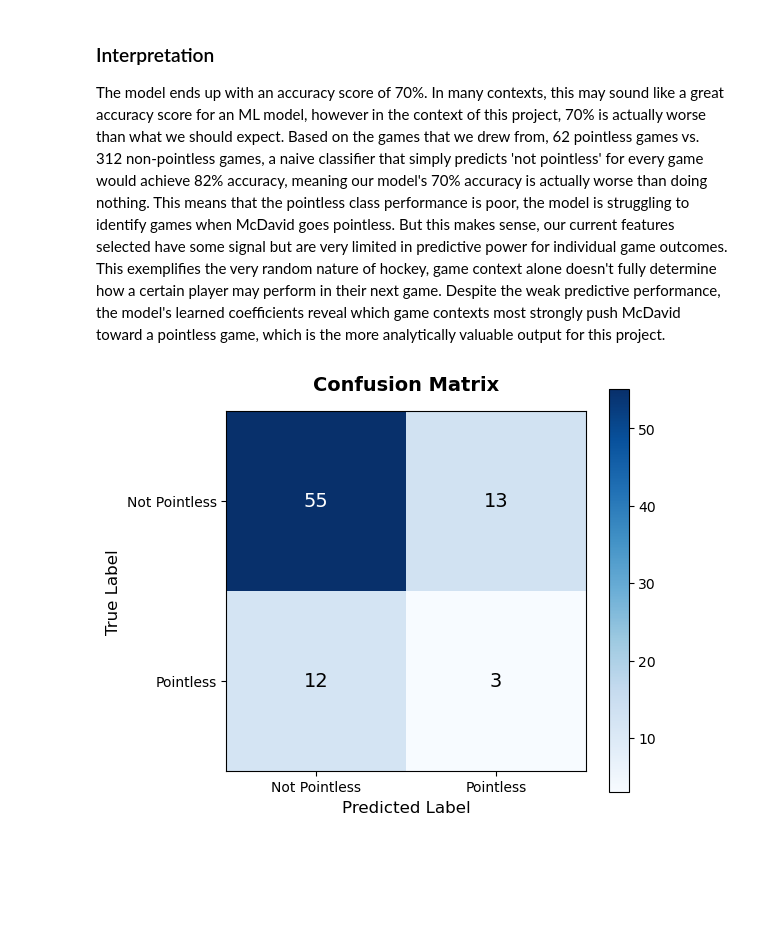
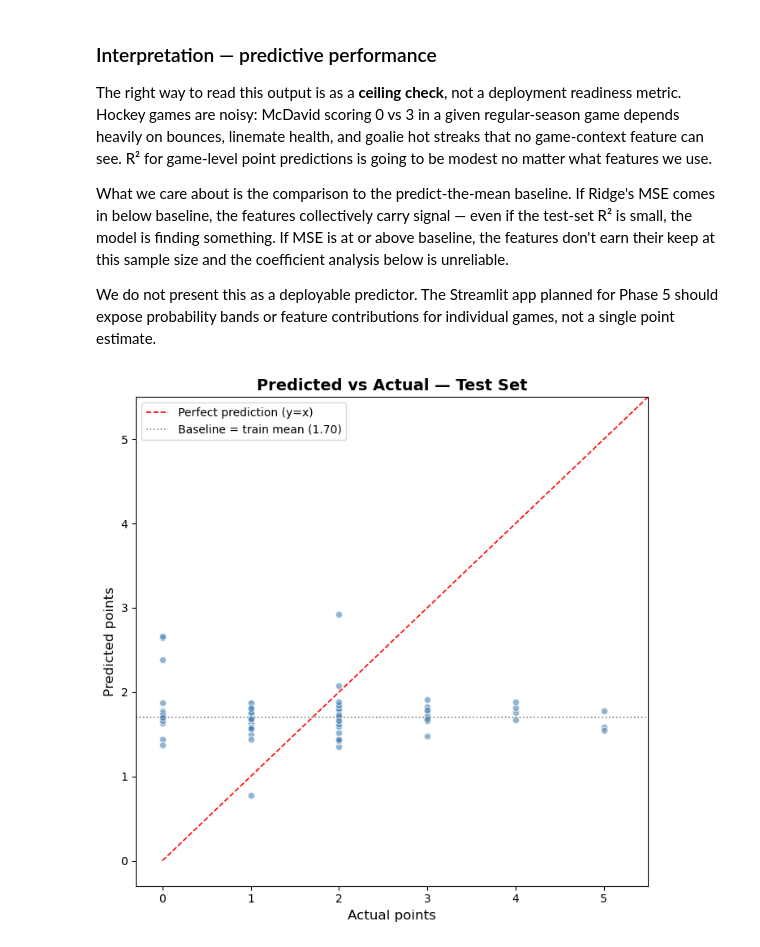
Before and after one commit to KylanHuynh7/Variance97, a Jupyter notebook: notebooks/03_ml_model.ipynb, the cells around one changed output. Saved outputs shown, nothing was run; the diff lists cells and outputs as text; code cells hidden in the pictures; blank space fills up the shorter version.

Commit message:
modified ML pipeline

```diff
--- a/notebooks/03_ml_model.ipynb
+++ b/notebooks/03_ml_model.ipynb
@@ -24,6 +32,7 @@ from sklearn.metrics import confusion_matrix, classification_report
 # %%
 mcdavid_df = pd.read_csv('../data/mcdavid_game_log_clean.csv')
-mcdavid_df['result'] = mcdavid_df['result'].str.strip()
-mcdavid_df.head(10)
+mcdavid_df['result'] = mcdavid_df['result'].astype(str).str.strip()
+mcdavid_df['date'] = pd.to_datetime(mcdavid_df['date'])
+mcdavid_df.head()
 # %% [output]
 |  | date | opponent | goals | assists | points | plus_minus | SOG | TOI | result | team_score | ... |
@@ -83,9 +114,11 @@ Test pointless games: 15
 # %%
-model = LogisticRegression(
-    class_weight = 'balanced',
-    max_iter = 1000,
-    random_state = 42
-)
+# Ridge regression with feature scaling. Ridge handles small-data linear models
+# more gracefully than vanilla OLS by shrinking unstable coefficients toward zero.
+# StandardScaler makes coefficients directly comparable across features.
+model = Pipeline([
+    ('scale', StandardScaler()),
+    ('ridge', Ridge(alpha=1.0, random_state=42)),
+])
 model.fit(X_train, y_train)
-print("Model trained successfully")
+print("Model trained.")
 # %% [output]
@@ -105,29 +156,28 @@ Not Pointless       0.82      0.81      0.81        68
 # %% [markdown]
-### Interpretation
-The model ends up with an accuracy score of 70%. In many contexts, this may sound like a great accuracy score for an ML model, however in the context of this project, 70% is actually worse than what we should expect. Based on the games that we drew from, 62 pointless games vs. 312 non-pointless games, a naive classifier that simply predicts 'not pointless' for every game would achieve 82% accuracy, meaning our model's 70% accuracy is actually worse than doing nothing. This means that the pointless class performance is poor, the model is struggling to identify games when McDavid goes pointless. But this makes sense, our current features selected have some signal but are very limited in predictive power for individual game outcomes. This exemplifies the very random nature of hockey, game context alone doesn't fully determine how a certain player may perform in their next game. Despite the weak predictive performance, the model's learned coefficients reveal which game contexts most strongly push McDavid toward a pointless game, which is the more analytically valuable output for this project.
+### Interpretation — predictive performance
+
+The right way to read this output is as a **ceiling check**, not a deployment readiness metric. Hockey games are noisy: McDavid scoring 0 vs 3 in a given regular-season game depends heavily on bounces, linemate health, and goalie hot streaks that no game-context feature can see. R² for game-level point predictions is going to be modest no matter what features we use.
+
+What we care about is the comparison to the predict-the-mean baseline. If Ridge's MSE comes in below baseline, the features collectively carry signal — even if the test-set R² is small, the model is finding something. If MSE is at or above baseline, the features don't earn their keep at this sample size and the coefficient analysis below is unreliable.
+
+We do not present this as a deployable predictor. The Streamlit app planned for Phase 5 should expose probability bands or feature contributions for individual games, not a single point estimate.
 # %%
-cm = confusion_matrix(y_test, y_pred)
+# Predicted vs actual scatter — the regression analog of a confusion matrix.
+fig, ax = plt.subplots(figsize=(7, 7))
+ax.scatter(y_test, y_pred, alpha=0.6, color='steelblue', edgecolor='white')
+lim = max(y_test.max(), y_pred.max()) + 0.5
+ax.plot([0, lim], [0, lim], 'r--', linewidth=1.2, label='Perfect prediction (y=x)')
+ax.axhline(y_train.mean(), color='gray', linestyle=':', linewidth=1.2,
+           label=f'Baseline = train mean ({y_train.mean():.2f})')
 
-fig, ax = plt.subplots(figsize = (6, 5))
-
-im = ax.imshow(cm, interpolation='nearest', cmap = 'Blues')
-plt.colorbar(im)
-
-ax.set_title('Confusion Matrix', fontsize = 14, fontweight = 'bold', pad = 15)
-ax.set_xlabel('Predicted Label', fontsize = 12)
-ax.set_ylabel('True Label', fontsize = 12)
-
-ax.set_xticks([0, 1])
-ax.set_yticks([0, 1])
-ax.set_xticklabels(['Not Pointless', 'Pointless'])
-ax.set_yticklabels(['Not Pointless', 'Pointless'])
-
-for i in range(2):
-    for j in range(2):
-        ax.text(j, i, cm[i, j], ha = 'center', va = 'center', fontsize = 14, color = 'white' if cm[i, j] > cm.max() / 2 else 'black')
-
+ax.set_xlim(-0.3, lim)
+ax.set_ylim(-0.3, lim)
+ax.set_xlabel('Actual points', fontsize=12)
+ax.set_ylabel('Predicted points', fontsize=12)
+ax.set_title('Predicted vs Actual — Test Set', fontsize=14, fontweight='bold')
+ax.legend(fontsize=10)
 plt.tight_layout()
 plt.show()
 # %% [output]
-[figure, old version]
+[figure, new version]
 # %% [markdown]
```
Also changed, not shown: parts of 12 cells of this notebook.
